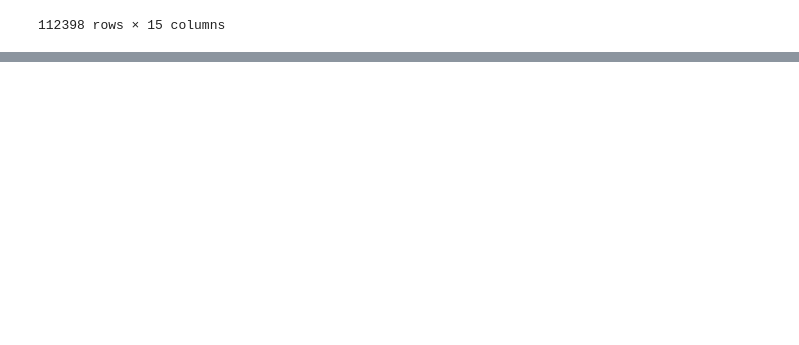
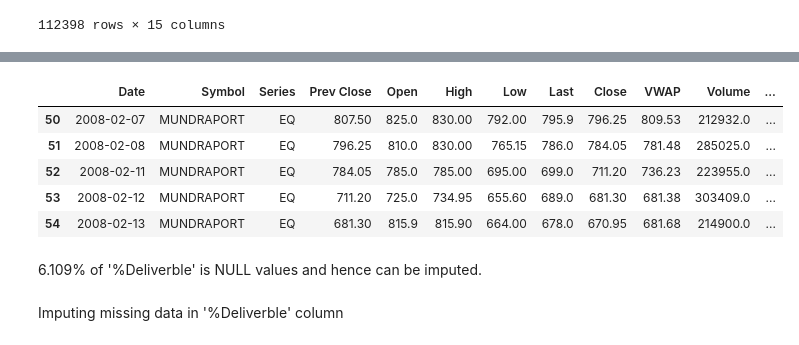
Before and after one commit to aana0308/NIFTY-Stock-Market-Prediction, a Jupyter notebook: notebooks/Stock Price Prediction.ipynb, the cells around one changed output, grey strips where cells are left out. Saved outputs shown, nothing was run; the diff lists cells and outputs as text; code cells hidden in the pictures; blank space fills up the shorter version.

```diff
--- a/notebooks/Stock Price Prediction.ipynb
+++ b/notebooks/Stock Price Prediction.ipynb
@@ -224,0 +277,15 @@ SyntaxError: invalid syntax (Temp/ipykernel_1768/1104005889.py, line 1)
+# %%
+#dropping 'Trades' column
+df.drop(['Trades'],axis=1,inplace=True)
+df.head()
+# %% [output]
+|  | Date | Symbol | Series | Prev Close | Open | High | Low | Last | Close | VWAP | Volume | ... |
+| 50 | 2008-02-07 | MUNDRAPORT | EQ | 807.50 | 825.0 | 830.00 | 792.00 | 795.9 | 796.25 | 809.53 | 212932.0 | ... |
+| 51 | 2008-02-08 | MUNDRAPORT | EQ | 796.25 | 810.0 | 830.00 | 765.15 | 786.0 | 784.05 | 781.48 | 285025.0 | ... |
+| 52 | 2008-02-11 | MUNDRAPORT | EQ | 784.05 | 785.0 | 785.00 | 695.00 | 699.0 | 711.20 | 736.23 | 223955.0 | ... |
+| 53 | 2008-02-12 | MUNDRAPORT | EQ | 711.20 | 725.0 | 734.95 | 655.60 | 689.0 | 681.30 | 681.38 | 303409.0 | ... |
+| 54 | 2008-02-13 | MUNDRAPORT | EQ | 681.30 | 815.9 | 815.90 | 664.00 | 678.0 | 670.95 | 681.68 | 214900.0 | ... |
+# %% [markdown]
+6.109% of '%Deliverble' is NULL values and hence can be imputed.
+# %% [markdown]
+Imputing missing data in '%Deliverble' column
```
Also changed, not shown: parts of 26 cells of this notebook.
